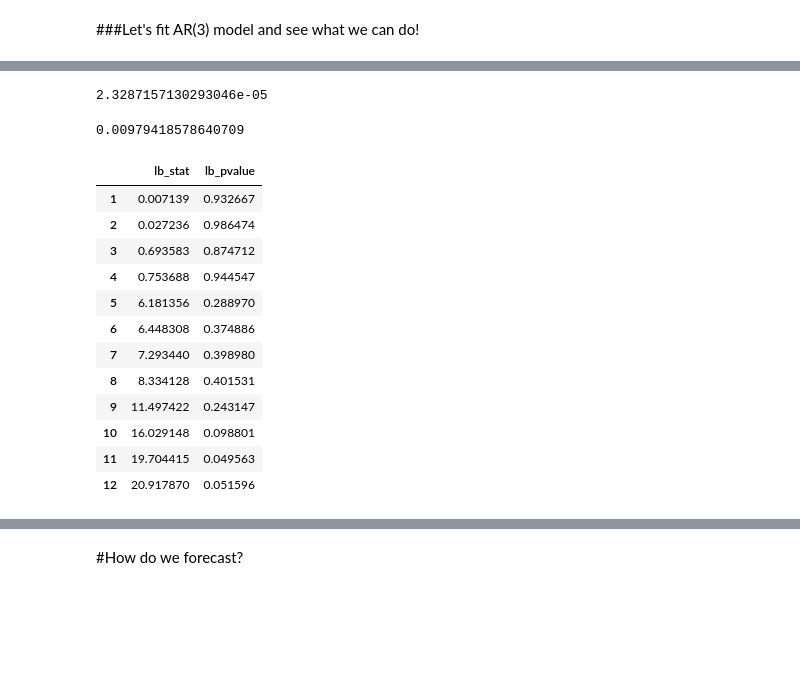
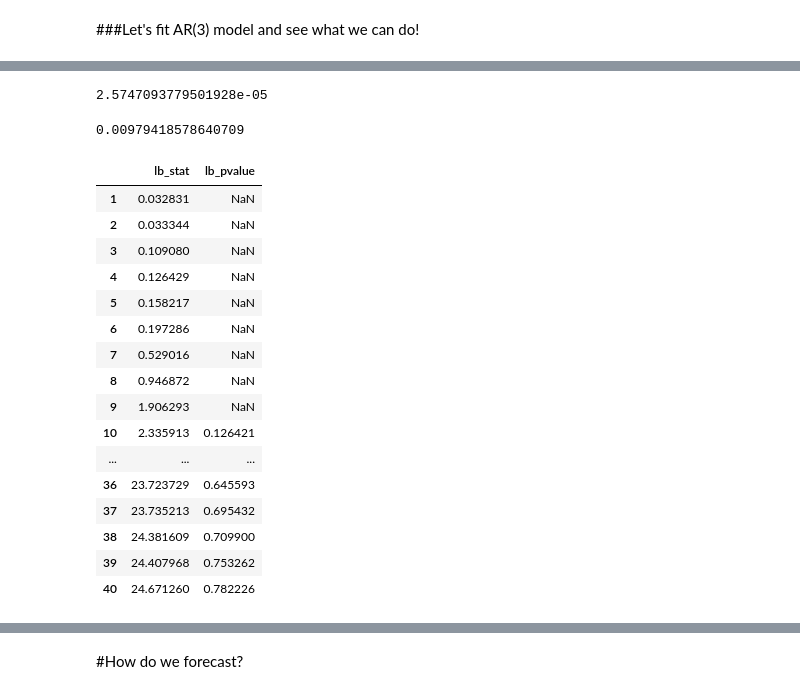
Before and after one commit to y-akbal/Tedu_Time_Series, a Jupyter notebook: W3/W3P5.ipynb, the cells around one changed output, grey strips where cells are left out. Saved outputs shown, nothing was run; the diff lists cells and outputs as text; code cells hidden in the pictures; blank space fills up the shorter version.

```diff
--- a/W3/W3P5.ipynb
+++ b/W3/W3P5.ipynb
@@ -201,5 +215,5 @@ T.bic
 # %% [markdown]
 ###Let's fit AR(3) model and see what we can do!
 # %%
-model = ARIMA(endog = data_log_diff, order = (3,0,0))
+model = ARIMA(endog = data_log_diff, order = (9,0,0))
 fit_model = model.fit()
@@ -262,25 +271,29 @@ residual = fit_model.resid  #### this dude should behave like a white noise.
 # %%
 np.mean(residual)  #### it is almost of mean 0
 # %% [output]
-2.3287157130293046e-05
+2.5747093779501928e-05
 # %%
 np.std(residual, ddof = 1) ### here the standard deviation is pretty close to 0
 # %% [output]
 0.00979418578640709
 # %%
-statsmodels.stats.diagnostic.acorr_ljungbox(residual, lags = 12, return_df = True)
+statsmodels.stats.diagnostic.acorr_ljungbox(residual, return_df = True, model_df = 9)
 # %% [output]
 |  | lb_stat | lb_pvalue |
-| 1 | 0.007139 | 0.932667 |
-| 2 | 0.027236 | 0.986474 |
-| 3 | 0.693583 | 0.874712 |
-| 4 | 0.753688 | 0.944547 |
-| 5 | 6.181356 | 0.288970 |
-| 6 | 6.448308 | 0.374886 |
-| 7 | 7.293440 | 0.398980 |
-| 8 | 8.334128 | 0.401531 |
-| 9 | 11.497422 | 0.243147 |
-| 10 | 16.029148 | 0.098801 |
-| 11 | 19.704415 | 0.049563 |
-| 12 | 20.917870 | 0.051596 |
+| 1 | 0.032831 | NaN |
+| 2 | 0.033344 | NaN |
+| 3 | 0.109080 | NaN |
+| 4 | 0.126429 | NaN |
+| 5 | 0.158217 | NaN |
+| 6 | 0.197286 | NaN |
+| 7 | 0.529016 | NaN |
+| 8 | 0.946872 | NaN |
+| 9 | 1.906293 | NaN |
+| 10 | 2.335913 | 0.126421 |
+| ... | ... | ... |
+| 36 | 23.723729 | 0.645593 |
+| 37 | 23.735213 | 0.695432 |
+| 38 | 24.381609 | 0.709900 |
+| 39 | 24.407968 | 0.753262 |
+| 40 | 24.671260 | 0.782226 |
 # %%
```
Also changed, not shown: parts of 14 cells of this notebook.
